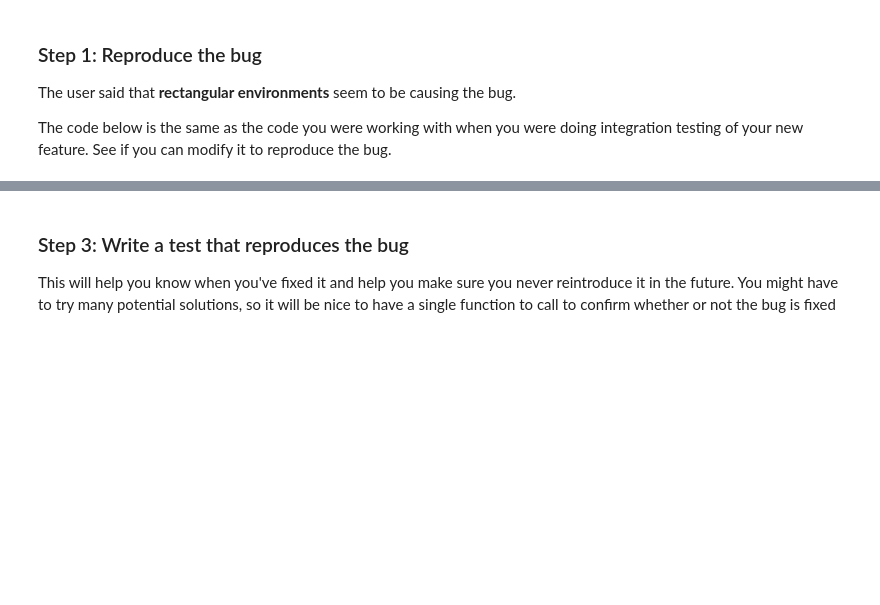
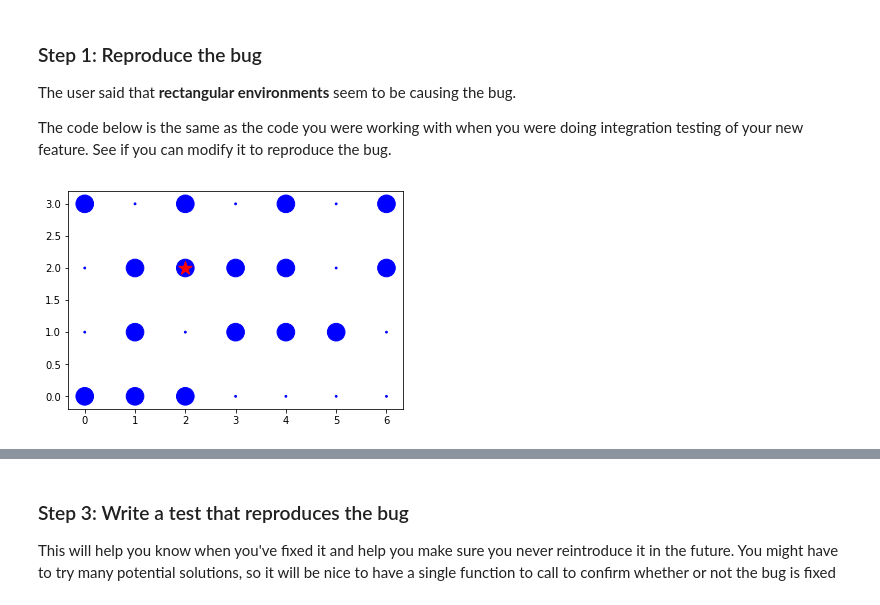
Before and after one commit to 894743926/Computer-Vision, a Jupyter notebook: exercises/3_1_Localiztion_Mini_Project/writeup.ipynb, the cells around one changed output, grey strips where cells are left out. Drawn from its saved outputs; the diff is of its cells as text; code cells hidden in the pictures; blank space fills up the shorter version.

```diff
--- a/exercises/3_1_Localiztion_Mini_Project/writeup.ipynb
+++ b/exercises/3_1_Localiztion_Mini_Project/writeup.ipynb
@@ -242,28 +244,31 @@ The code below is the same as the code you were working with when you were doing
 # %%
 from simulate import Simulation
 import simulate as sim
 import helpers
-reload(localizer)
-reload(sim)
-reload(helpers)
+import localizer
+import helpers
+# reload(sim)
+
 
 R = 'r'
 G = 'g'
 
 grid = [
     [R,G,G,G,R,R,R],
     [G,G,R,G,R,G,R],
     [G,R,G,G,G,G,R],
     [R,R,G,R,G,G,G],
 ]
 
 blur = 0.001
 p_hit = 100.0
 simulation = sim.Simulation(grid, blur, p_hit)
 
 # remember, the user said that the robot would sometimes drive around for a bit...
 # It may take several calls to "simulation.run" to actually trigger the bug.
 simulation.run(1)
 simulation.show_beliefs()
+# %% [output]
+[figure, added]
 # %%
 simulation.run(1)
```
Also changed, not shown: parts of 8 cells of this notebook, 3 other files.
